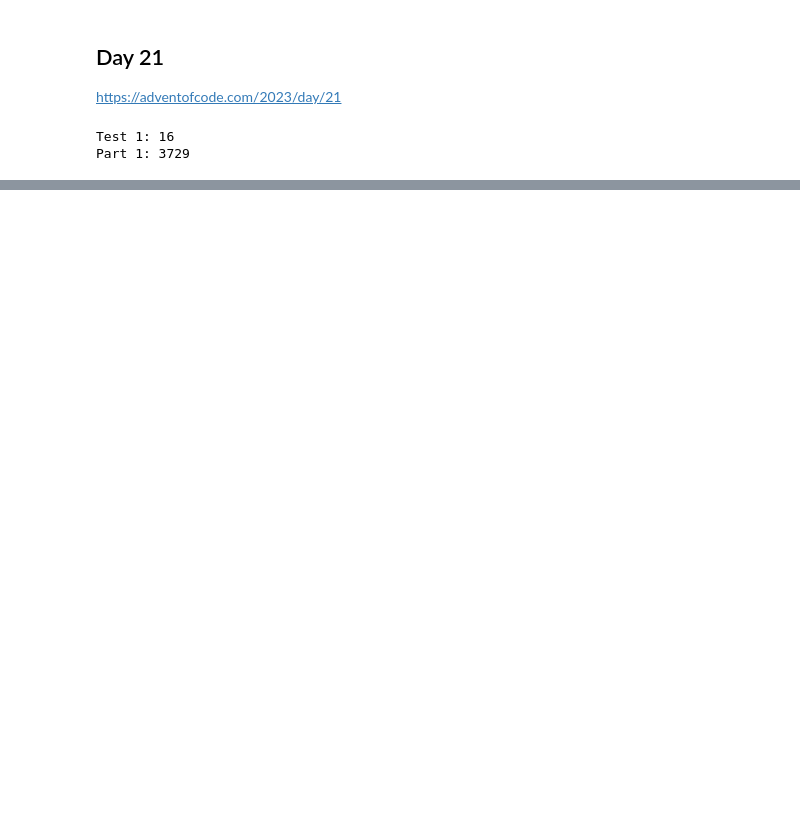
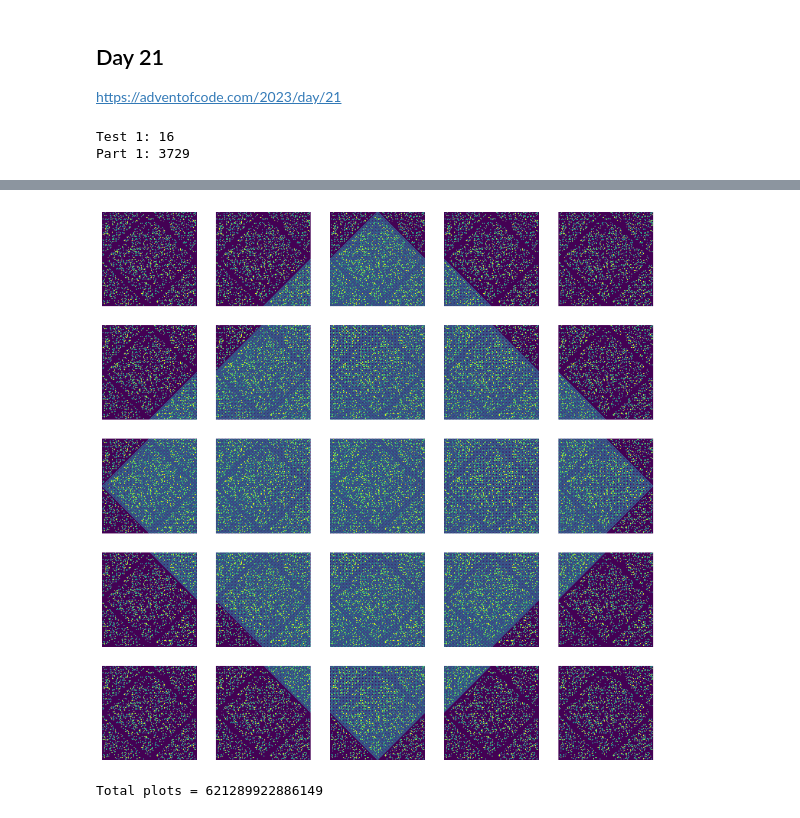
Before and after one commit to marcodelmastro/AdventOfCode2023, a Jupyter notebook: Day21.ipynb, the cells around one changed output, grey strips where cells are left out. Cells and saved outputs as stored; diff of their text form; code cells hidden in the pictures; blank space fills up the shorter version.

```diff
--- a/Day21.ipynb
+++ b/Day21.ipynb
@@ -36,0 +181,22 @@ Part 1: 3729
+# %%
+# fully filled grids
+plots_oddsteps  = evolve_grid(grid,start=( 65, 65),nsteps=3*131) # center
+plots_evensteps = evolve_grid(grid,start=( 65, 65),nsteps=2*131) # cross around center
+# %%
+# diamonds extremes
+plots_corner_top = evolve_grid(grid,start=(  0, 65),nsteps=131-1)
+plots_corner_bot = evolve_grid(grid,start=(130, 65),nsteps=131-1)
+plots_corner_lef = evolve_grid(grid,start=( 65,  0),nsteps=131-1)
+plots_corner_rig = evolve_grid(grid,start=( 65,130),nsteps=131-1)
+# %%
+# smaller lateral grids
+plots_side_lef_bot_small = evolve_grid(grid,start=(130,  0),nsteps=65-1)
+plots_side_rig_bot_small = evolve_grid(grid,start=(  0,  0),nsteps=65-1)
+plots_side_lef_top_small = evolve_grid(grid,start=(130,130),nsteps=65-1)
+plots_side_rig_top_small = evolve_grid(grid,start=(  0,130),nsteps=65-1)
+# %%
+# larger lateral grids
+plots_side_lef_bot_big = evolve_grid(grid,start=(130,  0),nsteps=131+65-1)
+plots_side_rig_bot_big = evolve_grid(grid,start=(  0,  0),nsteps=131+65-1)
+plots_side_lef_top_big = evolve_grid(grid,start=(130,130),nsteps=131+65-1)
+plots_side_rig_top_big = evolve_grid(grid,start=(  0,130),nsteps=131+65-1)
@@ -36,0 +237,38 @@ Part 1: 3729
+# %%
+gardens = {}
+for (i,j),plot in plots.items():
+    gardens[(i,j)] = fill_garden(plot,grid,ymax,xmax)
+
+for ax in axs.flat:
+     ax.axis('off')
+
+fig, axs = plt.subplots(5,5, figsize=(12,12))
+xc,yc = 2,2
+
+for ax in axs.flat:
+     ax.axis('off')
+
+for (x,y),g in gardens.items():
+    axs[yc+y,xc+x].imshow(g)
+# %% [output]
+[figure, added]
+# %%
+nsteps = 26501365
+
+romboid_width = ( nsteps - 65 ) // 131
+
+nfull_odd  =  ( romboid_width//2*2 - 1 ) ** 2
+nfull_even =  ( romboid_width//2*2     ) ** 2
+
+nodd = len(plots_oddsteps)
+neven = len(plots_evensteps)
+
+ncorners = len(plots_corner_top)+len(plots_corner_bot)+len(plots_corner_lef)+len(plots_corner_rig)
+nsides_small = len(plots_side_lef_bot_small)+len(plots_side_rig_bot_small)+len(plots_side_lef_top_small)+len(plots_side_rig_top_small)
+nsides_large = len(plots_side_lef_bot_big)  +len(plots_side_lef_top_big)  +len(plots_side_rig_bot_big)  +len(plots_side_rig_top_big)
+
+total = nfull_odd*nodd + nfull_even*neven + romboid_width*nsides_small + (romboid_width-1)*nsides_large + ncorners
+
+print("Total plots =",total)
+# %% [output]
+Total plots = 621289922886149
```
Also changed, not shown: parts of 17 cells of this notebook.
